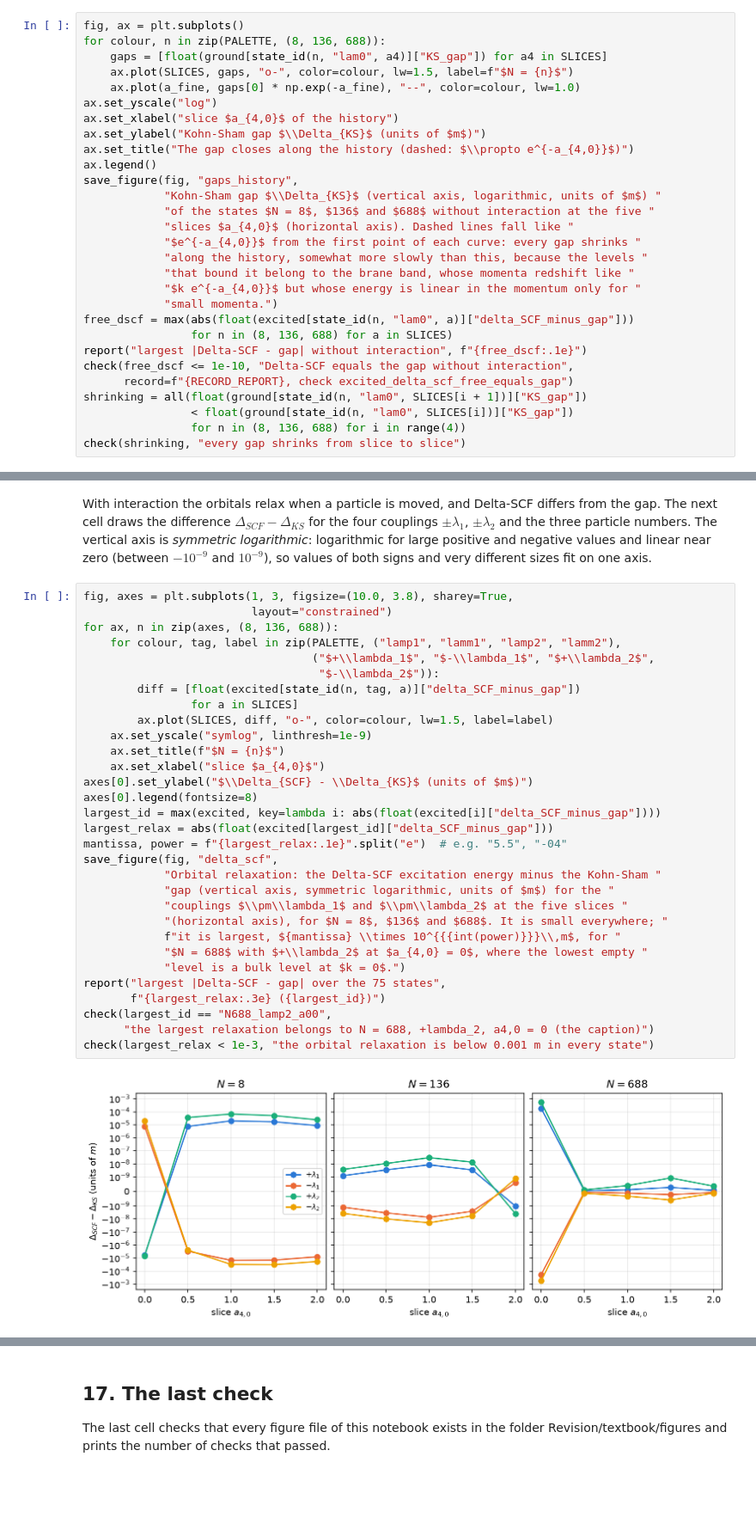
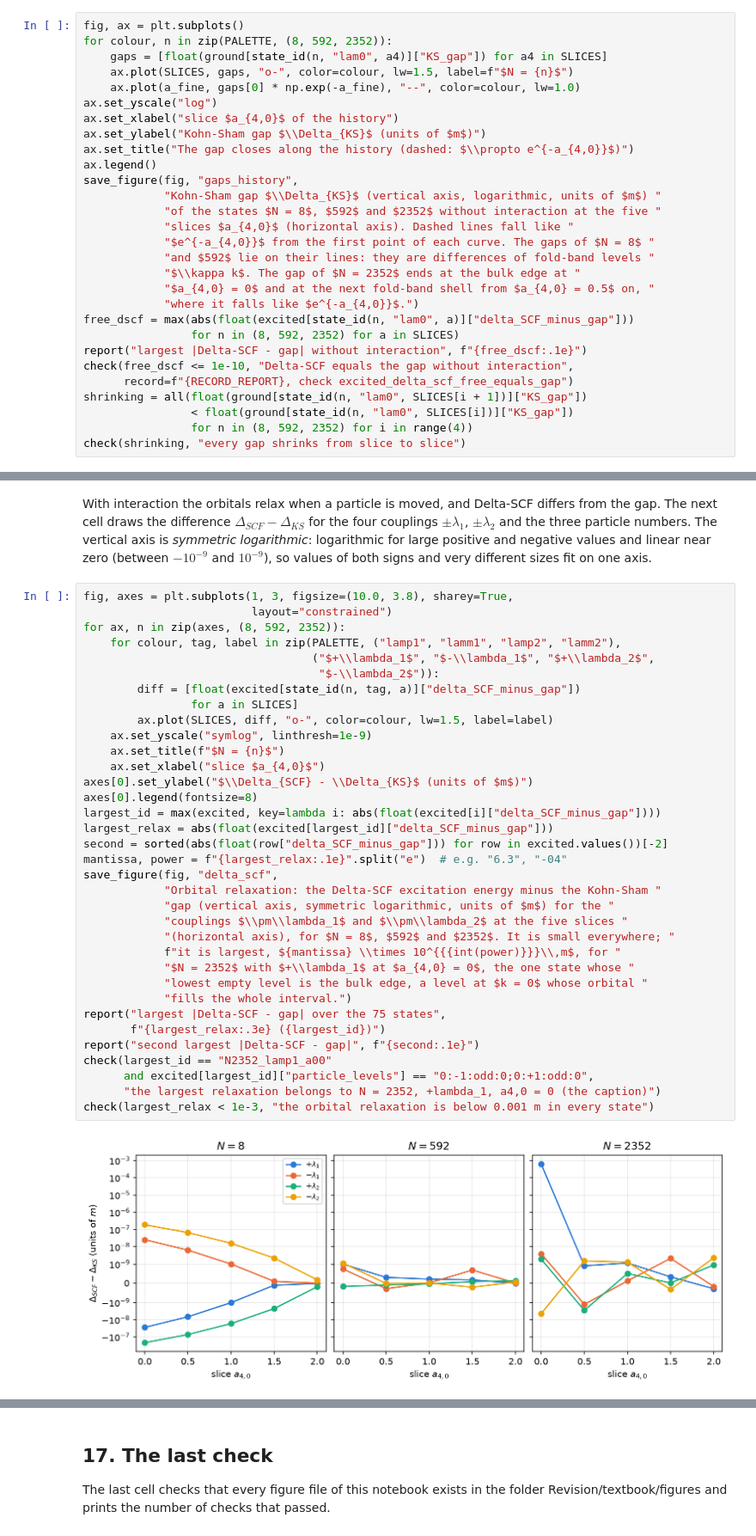
Before and after one commit to once-ere/Dirac_claude, a Jupyter notebook: Revision/textbook/notebooks/15a_canonical_matrix.ipynb, the cells around one changed output, grey strips where cells are left out. Shown at 86% size. Cells and saved outputs as stored; diff of their text form; blank space fills up the shorter version.

```diff
--- a/Revision/textbook/notebooks/15a_canonical_matrix.ipynb
+++ b/Revision/textbook/notebooks/15a_canonical_matrix.ipynb
@@ -1206,6 +1285,6 @@ as its check `excited_delta_scf_free_equals_gap`.
 # %%
 fig, ax = plt.subplots()
-for colour, n in zip(PALETTE, (8, 136, 688)):
+for colour, n in zip(PALETTE, (8, 592, 2352)):
     gaps = [float(ground[state_id(n, "lam0", a4)]["KS_gap"]) for a4 in SLICES]
     ax.plot(SLICES, gaps, "o-", color=colour, lw=1.5, label=f"$N = {n}$")
     ax.plot(a_fine, gaps[0] * np.exp(-a_fine), "--", color=colour, lw=1.0)
@@ -1216,20 +1295,20 @@ ax.set_title("The gap closes along the history (dashed: $\\propto e^{-a_{4,0}}$)
 ax.legend()
 save_figure(fig, "gaps_history",
             "Kohn-Sham gap $\\Delta_{KS}$ (vertical axis, logarithmic, units of $m$) "
-            "of the states $N = 8$, $136$ and $688$ without interaction at the five "
+            "of the states $N = 8$, $592$ and $2352$ without interaction at the five "
             "slices $a_{4,0}$ (horizontal axis). Dashed lines fall like "
-            "$e^{-a_{4,0}}$ from the first point of each curve: every gap shrinks "
-            "along the history, somewhat more slowly than this, because the levels "
-            "that bound it belong to the brane band, whose momenta redshift like "
-            "$k e^{-a_{4,0}}$ but whose energy is linear in the momentum only for "
-            "small momenta.")
+            "$e^{-a_{4,0}}$ from the first point of each curve. The gaps of $N = 8$ "
+            "and $592$ lie on their lines: they are differences of fold-band levels "
+            "$\\kappa k$. The gap of $N = 2352$ ends at the bulk edge at "
+            "$a_{4,0} = 0$ and at the next fold-band shell from $a_{4,0} = 0.5$ on, "
+            "where it falls like $e^{-a_{4,0}}$.")
 free_dscf = max(abs(float(excited[state_id(n, "lam0", a)]["delta_SCF_minus_gap"]))
-                for n in (8, 136, 688) for a in SLICES)
+                for n in (8, 592, 2352) for a in SLICES)
 report("largest |Delta-SCF - gap| without interaction", f"{free_dscf:.1e}")
 check(free_dscf <= 1e-10, "Delta-SCF equals the gap without interaction",
       record=f"{RECORD_REPORT}, check excited_delta_scf_free_equals_gap")
 shrinking = all(float(ground[state_id(n, "lam0", SLICES[i + 1])]["KS_gap"])
                 < float(ground[state_id(n, "lam0", SLICES[i])]["KS_gap"])
-                for n in (8, 136, 688) for i in range(4))
+                for n in (8, 592, 2352) for i in range(4))
 check(shrinking, "every gap shrinks from slice to slice")
 # %% [output]
@@ -1250,34 +1329,38 @@ both signs and very different sizes fit on one axis.
 # %%
 fig, axes = plt.subplots(1, 3, figsize=(10.0, 3.8), sharey=True,
                          layout="constrained")
-for ax, n in zip(axes, (8, 136, 688)):
+for ax, n in zip(axes, (8, 592, 2352)):
     for colour, tag, label in zip(PALETTE, ("lamp1", "lamm1", "lamp2", "lamm2"),
                                   ("$+\\lambda_1$", "$-\\lambda_1$", "$+\\lambda_2$",
                                    "$-\\lambda_2$")):
         diff = [float(excited[state_id(n, tag, a)]["delta_SCF_minus_gap"])
                 for a in SLICES]
         ax.plot(SLICES, diff, "o-", color=colour, lw=1.5, label=label)
     ax.set_yscale("symlog", linthresh=1e-9)
     ax.set_title(f"$N = {n}$")
     ax.set_xlabel("slice $a_{4,0}$")
 axes[0].set_ylabel("$\\Delta_{SCF} - \\Delta_{KS}$ (units of $m$)")
 axes[0].legend(fontsize=8)
 largest_id = max(excited, key=lambda i: abs(float(excited[i]["delta_SCF_minus_gap"])))
 largest_relax = abs(float(excited[largest_id]["delta_SCF_minus_gap"]))
-mantissa, power = f"{largest_relax:.1e}".split("e")  # e.g. "5.5", "-04"
+second = sorted(abs(float(row["delta_SCF_minus_gap"])) for row in excited.values())[-2]
+mantissa, power = f"{largest_relax:.1e}".split("e")  # e.g. "6.3", "-04"
 save_figure(fig, "delta_scf",
             "Orbital relaxation: the Delta-SCF excitation energy minus the Kohn-Sham "
             "gap (vertical axis, symmetric logarithmic, units of $m$) for the "
             "couplings $\\pm\\lambda_1$ and $\\pm\\lambda_2$ at the five slices "
-            "(horizontal axis), for $N = 8$, $136$ and $688$. It is small everywhere; "
+            "(horizontal axis), for $N = 8$, $592$ and $2352$. It is small everywhere; "
             f"it is largest, ${mantissa} \\times 10^{{{int(power)}}}\\,m$, for "
-            "$N = 688$ with $+\\lambda_2$ at $a_{4,0} = 0$, where the lowest empty "
-            "level is a bulk level at $k = 0$.")
+            "$N = 2352$ with $+\\lambda_1$ at $a_{4,0} = 0$, the one state whose "
+            "lowest empty level is the bulk edge, a level at $k = 0$ whose orbital "
+            "fills the whole interval.")
 report("largest |Delta-SCF - gap| over the 75 states",
        f"{largest_relax:.3e} ({largest_id})")
-check(largest_id == "N688_lamp2_a00",
-      "the largest relaxation belongs to N = 688, +lambda_2, a4,0 = 0 (the caption)")
+report("second largest |Delta-SCF - gap|", f"{second:.1e}")
+check(largest_id == "N2352_lamp1_a00"
+      and excited[largest_id]["particle_levels"] == "0:-1:odd:0;0:+1:odd:0",
+      "the largest relaxation belongs to N = 2352, +lambda_1, a4,0 = 0 (the caption)")
 check(largest_relax < 1e-3, "the orbital relaxation is below 0.001 m in every state")
 # %% [output]
-[figure, old version]
+[figure, new version]
 Figure 15a.3 saved as Revision/textbook/figures/15a_3_delta_scf.png
```
Also changed, not shown: parts of 32 cells of this notebook, 53 other files.
